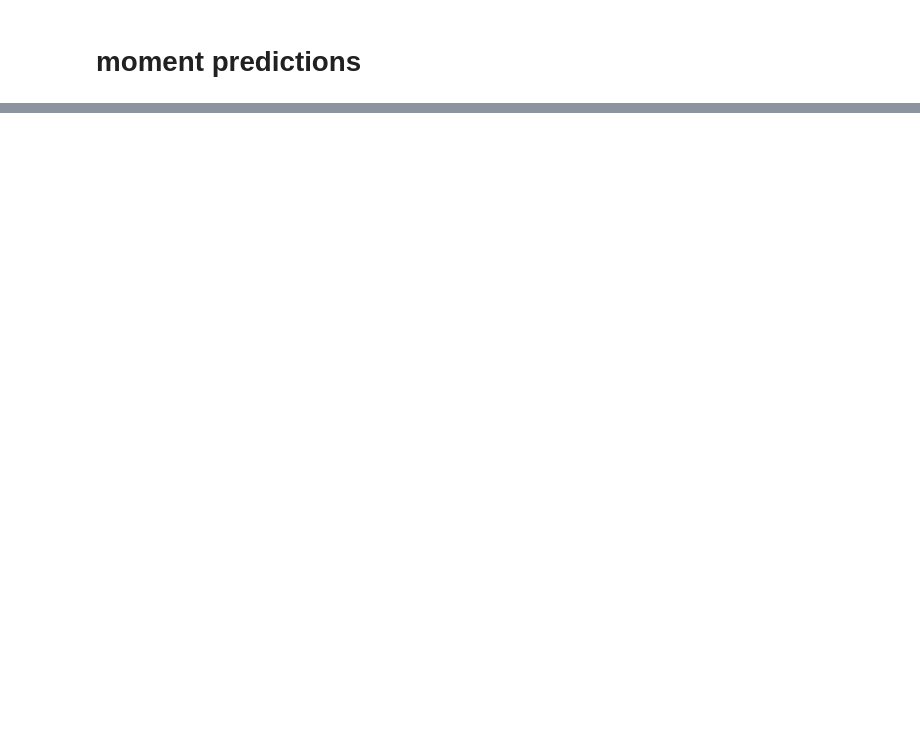
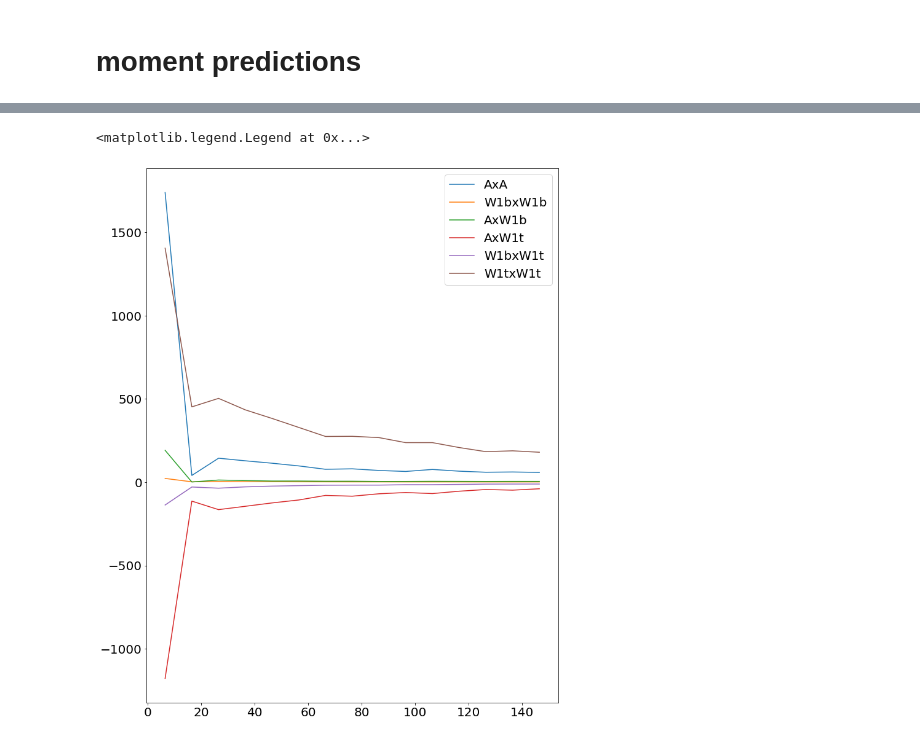
Before and after one commit to LeoVacher/moments-crosscell, a Jupyter notebook: notebook-plots/Compute-analytical-moments.ipynb, the cells around one changed output, grey strips where cells are left out. Saved outputs shown, nothing was run; the diff lists cells and outputs as text; code cells hidden in the pictures; blank space fills up the shorter version.

```diff
--- a/notebook-plots/Compute-analytical-moments.ipynb
+++ b/notebook-plots/Compute-analytical-moments.ipynb
@@ -100,6 +85,10 @@ FileNotFoundError: [Errno 2] No such file or directory: '../masks/mask_fsky0.7_n
 # %%
 skyrefcpx=skyref[1]+1j*skyref[2]
 betabar= 1.54
+tempbar=20
 # %%
 mom1b = skyrefcpx*(betamap-betabar)
 mom2b = skyrefcpx*(betamap-betabar)**2
+mom1t = skyrefcpx*(tempmap-tempbar)
+mom2t = skyrefcpx*(tempmap-tempbar)**2
+mom2bt= skyrefcpx*(tempmap-tempbar)*(betamap-betabar)
@@ -108,0 +106,17 @@ mom2b = skyrefcpx*(betamap-betabar)**2
+# %%
+plt.plot(leff[:15],get_dl_bb_mom(skyrefcpx,skyrefcpx)[:15],label='AxA')
+plt.plot(leff[:15],get_dl_bb_mom(mom1b,mom1b)[:15],label='W1bxW1b')
+plt.plot(leff[:15],get_dl_bb_mom(skyrefcpx,mom1b)[:15],label='AxW1b')
+plt.plot(leff[:15],get_dl_bb_mom(skyrefcpx,mom1t)[:15],label='AxW1t')
+plt.plot(leff[:15],get_dl_bb_mom(mom1b,mom1t)[:15],label='W1bxW1t')
+plt.plot(leff[:15],get_dl_bb_mom(mom1t,mom1t)[:15],label='W1txW1t')
+#plt.plot(leff[:15],get_dl_bb_mom(mom2b,mom2b)[:15],label='W2bxW2b')
+#plt.plot(leff[:15],get_dl_bb_mom(skyrefcpx,mom2b)[:15],label='AxW2b')
+#plt.plot(leff[:15],get_dl_bb_mom(skyrefcpx,mom2t)[:15],label='AxW2t')
+#plt.plot(leff[:15],get_dl_bb_mom(mom2b,mom2t)[:15],label='W2bxW2t')
+#plt.plot(leff[:15],get_dl_bb_mom(mom2t,mom2t)[:15],label='W2txW2t')
+#plt.plot(leff[:15],get_dl_bb_mom(mom2bt,mom2bt)[:15],label='W2btxW2bt')
+plt.legend()
+# %% [output]
+<matplotlib.legend.Legend at 0x...>
+[figure, added]
```
Also changed, not shown: parts of 11 cells of this notebook.
